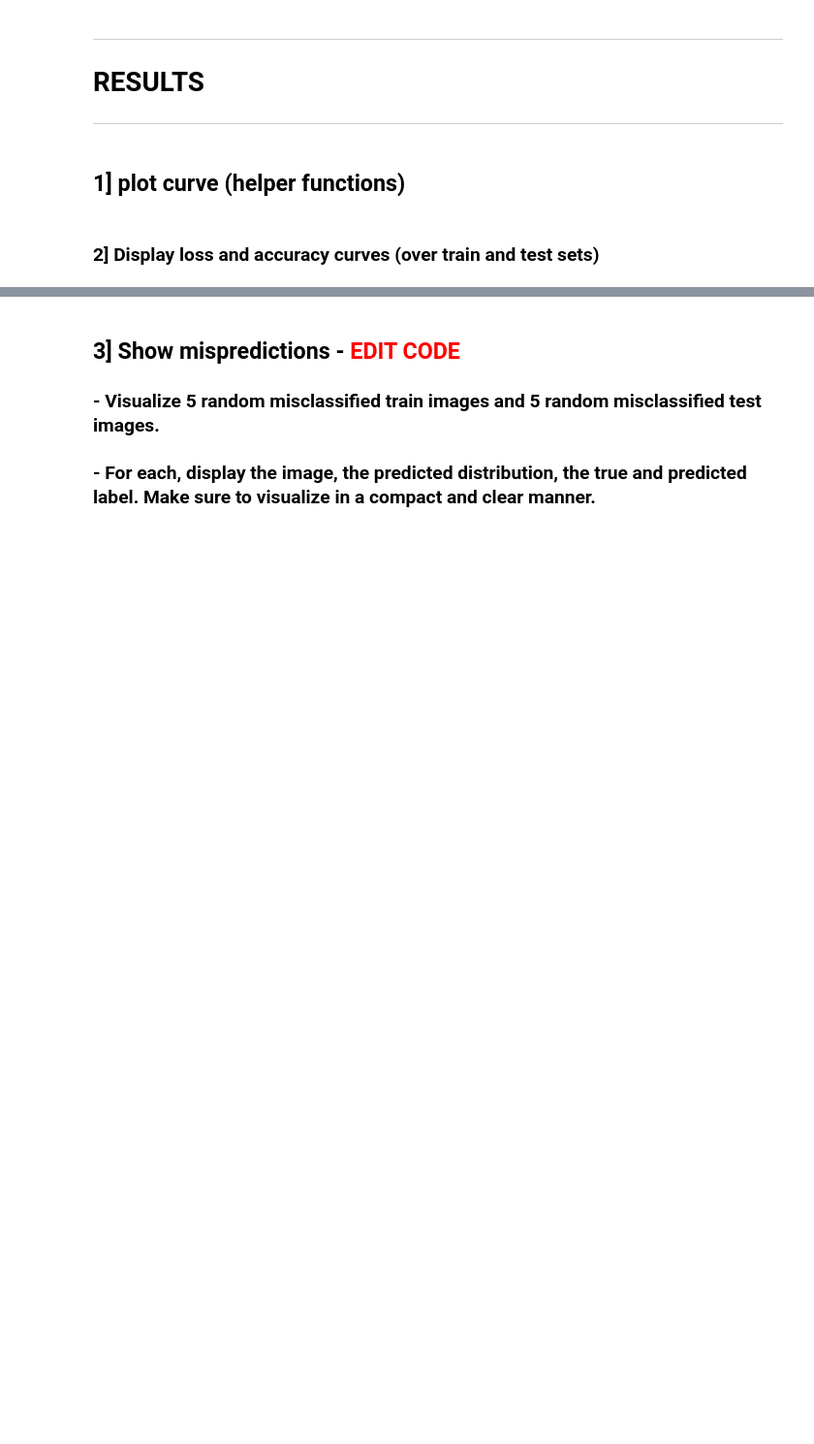
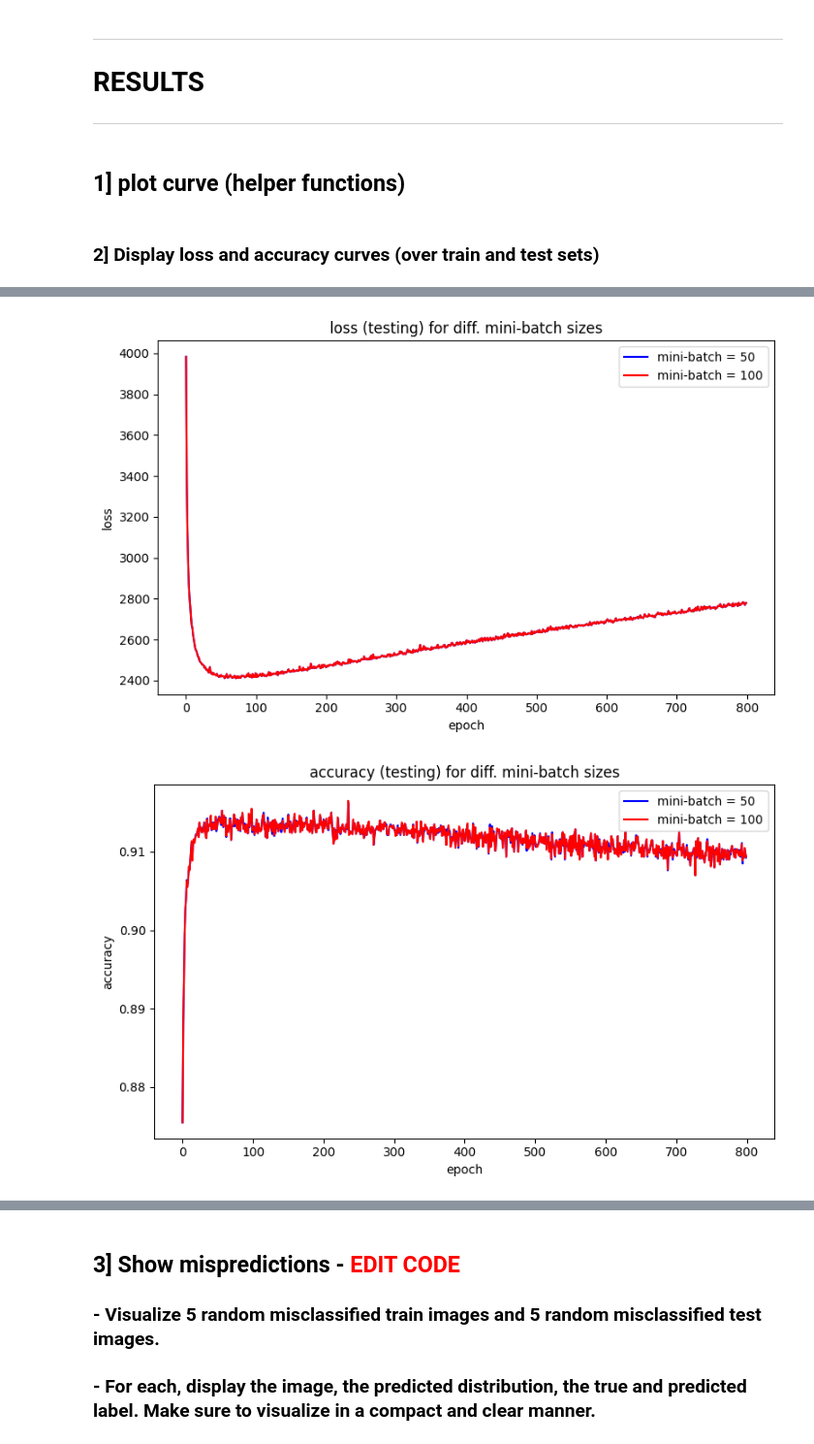
Before and after one commit to MacDucky/ComputerVision, a Jupyter notebook: assignment_3/assignment_03.ipynb, the cells around one changed output, grey strips where cells are left out. Shown at 97% size. Saved outputs shown, nothing was run; the diff lists cells and outputs as text; code cells hidden in the pictures; blank space fills up the shorter version.

Commit message:
training and testing of assignment 3

```diff
--- a/assignment_3/assignment_03.ipynb
+++ b/assignment_3/assignment_03.ipynb
@@ -257,16 +246,14 @@ def compute_gradient_regularization(lmbda, weight):
 ## 15] compute final combined gradient - <font color='red'>EDIT CODE</font>
 # %%
 def compute_gradient(input, prediction, label, lmbda, weight):
-
-    gradient =
+    gradient = compute_gradient_cross_entropy(input, prediction, label) + compute_gradient_regularization(lmbda, weight)
 
     return gradient
 # %% [markdown]
 ## 16] compute accuracy - <font color='red'>EDIT CODE</font>
 # %%
 def compute_accuracy(prediction, label):
-
-    accuracy =
+    accuracy = np.sum(np.argmax(prediction, axis=-1) == np.argmax(label, axis=-1)) / label.shape[0]
 
     return accuracy
 # %% [markdown]
@@ -286,16 +276,15 @@ print('dimension of the testing data with bias :', vector_x_test_bias.shape)
 ## 18] construct model parameters and initialize them - <font color='red'>EDIT CODE</font>
 # %%
 def get_weight(dim_input, dim_output):
-
-    weight =
+    weight = np.zeros((dim_output, dim_input))
     # initialize the model parameters (linear = 0.001, bias = 1)
-    weight[...] = 0.001
-    weight[...] = 1
+    weight[:, :-1] = 0.001
+    weight[:, -1] = 1
 
     return weight
 # %%
-dim_input   =
-dim_output  =
+dim_input = vector_x_train_bias.shape[1]
+dim_output = nClass
 
 weight = get_weight(dim_input, dim_output)
 
@@ -544,5 +558,12 @@ plot_curve_error2(train_accuracy_mean_weight_decay[0], train_accuracy_std_weight
 # %%
-plot_curve2(test_loss_minibatch[0], 'mini-batch = 50', test_loss_minibatch[1], 'mini-batch = 100', 'epoch', 'loss', 'loss (testing) for diff. mini-batch sizes')
-plot_curve2(test_accuracy_minibatch[0], 'mini-batch = 50', test_accuracy_minibatch[1], 'mini-batch = 100', 'epoch', 'accuracy', 'accuracy (testing) for diff. mini-batch sizes')
-plot_curve2(test_loss_weight_decay[0], 'weight-decay = 0.001', test_loss_weight_decay[1], 'weight-decay = 0.01', 'epoch', 'loss', 'loss (testing) for diff weight-decay values')
-plot_curve2(test_accuracy_weight_decay[0], 'weight-decay = 0.001', test_accuracy_weight_decay[1], 'weight-decay = 0.01', 'epoch', 'accuracy', 'accuracy (testing) for diff weight-decay values')
+plot_curve2(test_loss_minibatch[0], 'mini-batch = 50', test_loss_minibatch[1], 'mini-batch = 100', 'epoch', 'loss',
+            'loss (testing) for diff. mini-batch sizes')
+plot_curve2(test_accuracy_minibatch[0], 'mini-batch = 50', test_accuracy_minibatch[1], 'mini-batch = 100', 'epoch',
+            'accuracy', 'accuracy (testing) for diff. mini-batch sizes')
+plot_curve2(test_loss_weight_decay[0], 'weight-decay = 0.001', test_loss_weight_decay[1], 'weight-decay = 0.01',
+            'epoch', 'loss', 'loss (testing) for diff weight-decay values')
+plot_curve2(test_accuracy_weight_decay[0], 'weight-decay = 0.001', test_accuracy_weight_decay[1], 'weight-decay = 0.01',
+            'epoch', 'accuracy', 'accuracy (testing) for diff weight-decay values')
+# %% [output]
+[figure, added]
+[figure, added]
```
Also changed, not shown: parts of 29 cells of this notebook.
